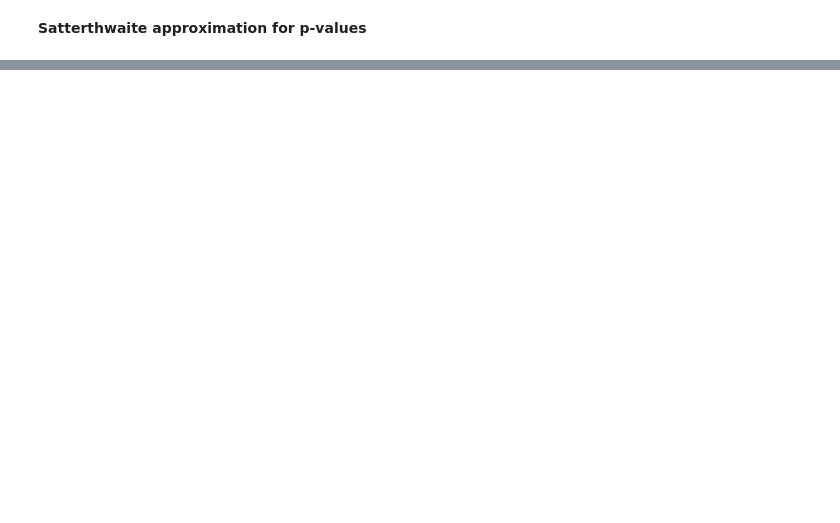
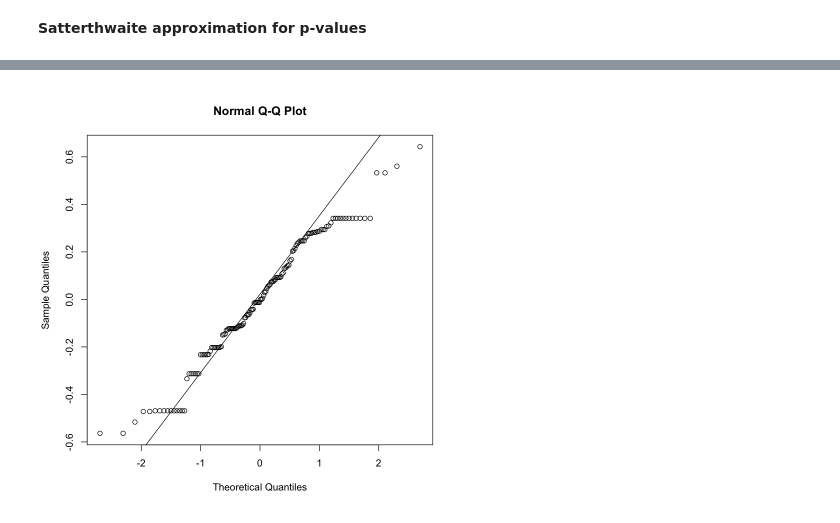
Before and after one commit to cameron-raymond/SDS-Thesis, a Jupyter notebook: notebooks/R_Notebooks/R-Confirmatory_Analysis.ipynb, the cells around one changed output, grey strips where cells are left out. Saved outputs shown, nothing was run; the diff lists cells and outputs as text; code cells hidden in the pictures; blank space fills up the shorter version.

```diff
--- a/notebooks/R_Notebooks/R-Confirmatory_Analysis.ipynb
+++ b/notebooks/R_Notebooks/R-Confirmatory_Analysis.ipynb
@@ -188,0 +134,3 @@ plot(allEffects(md.denies), multiline=TRUE, ci.style="bars")
+# %%
+md.rumour_prop <- lmer(rumour_proportion ~ condition * evidence + (1 | user_id), data = data)
+summary(md.rumour_prop)
@@ -188,0 +172,5 @@ plot(allEffects(md.denies), multiline=TRUE, ci.style="bars")
+# %%
+qqnorm(resid(md.rumour_prop))
+qqline(resid(md.rumour_prop))  # points fall nicely onto the line - good!
+# %% [output]
+[figure, added]
```
Also changed, not shown: parts of 18 cells of this notebook, 6 other files.
